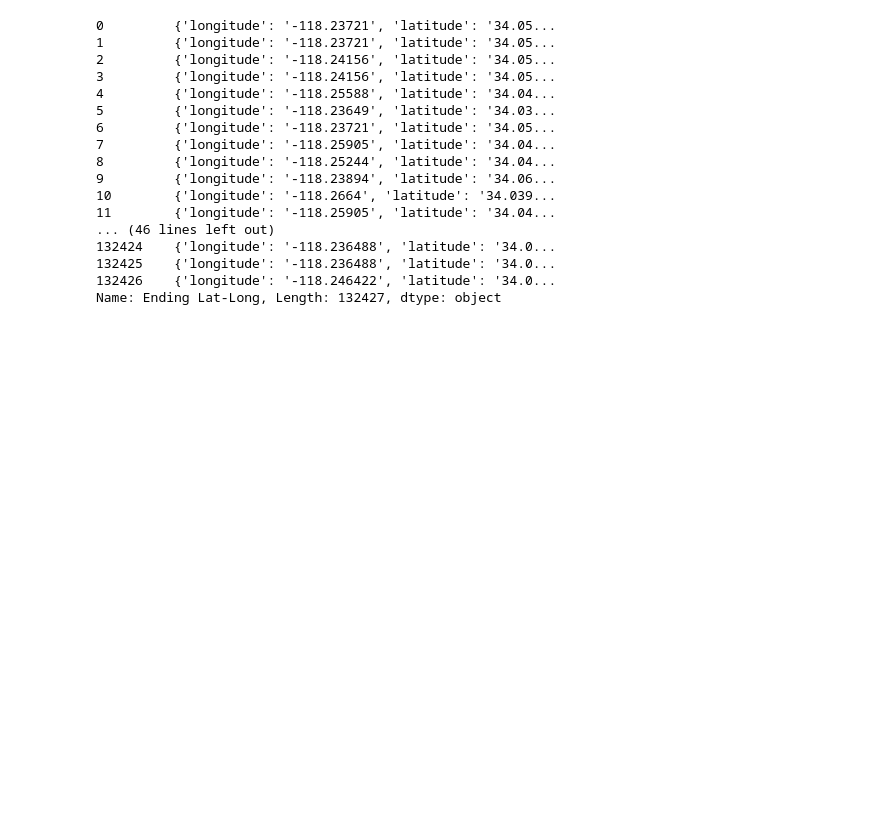
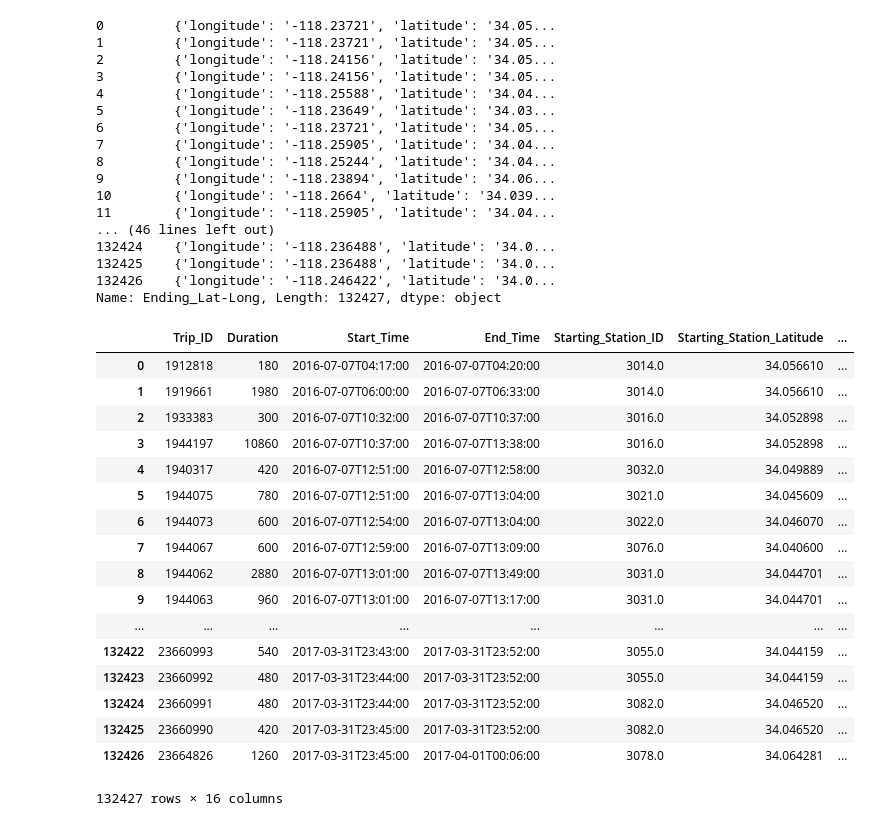
Before and after one commit to Matthew-Tuazon/C1-MindSumo, a Jupyter notebook: data/Bike Notebook Python 3.ipynb, the cells around one changed output. Cells and saved outputs as stored; diff of their text form; code cells hidden in the pictures; blank space fills up the shorter version.

```diff
--- a/data/Bike Notebook Python 3.ipynb
+++ b/data/Bike Notebook Python 3.ipynb
@@ -8,20 +10,19 @@ ImportError: No module named matplotlib.pyplot
 # %%
-df = pd.read_csv('metro-bike-share-trip-data.csv')
-df["Trip ID"].astype(int)
+df["Trip_ID"].astype(int)
 df["Duration"].astype(int)
-df["Start Time"].astype(str)
-df["End Time"].astype(str)
-df["Starting Station ID"].astype(float)
-df["Starting Station Latitude"].astype(float)
-df["Starting Station Longitude"].astype(float)
-df["Ending Station ID"].astype(float)
-df["Ending Station Latitude"].astype(float)
-df["Ending Station Longitude"].astype(float)
-df["Bike ID"].astype(float)
-df["Trip Route Category"].astype(str)
-df["Passholder Type"].astype(str)
-df["Starting Lat-Long"].astype(str)
-df["Ending Lat-Long"].astype(str)
+df["Start_Time"].astype(str)
+df["End_Time"].astype(str)
+df["Starting_Station_ID"].astype(float)
+df["Starting_Station_Latitude"].astype(float)
+df["Starting_Station_Longitude"].astype(float)
+df["Ending_Station_ID"].astype(float)
+df["Ending_Station_Latitude"].astype(float)
+df["Ending_Station_Longitude"].astype(float)
+df["Bike_ID"].astype(float)
+df["Trip_Route_Category"].astype(str)
+df["Passholder_Type"].astype(str)
+df["Starting_Lat-Long"].astype(str)
+df["Ending_Lat-Long"].astype(str)
 # %% [output]
 0         {'longitude': '-118.23721', 'latitude': '34.05...
 1         {'longitude': '-118.23721', 'latitude': '34.05...
@@ -39,7 +40,28 @@ df["Ending Lat-Long"].astype(str)
 132424    {'longitude': '-118.236488', 'latitude': '34.0...
 132425    {'longitude': '-118.236488', 'latitude': '34.0...
 132426    {'longitude': '-118.246422', 'latitude': '34.0...
-Name: Ending Lat-Long, Length: 132427, dtype: object
+Name: Ending_Lat-Long, Length: 132427, dtype: object
+# %%
+df
+# %% [output]
+|  | Trip_ID | Duration | Start_Time | End_Time | Starting_Station_ID | Starting_Station_Latitude | ... |
+| 0 | 1912818 | 180 | 2016-07-07T04:17:00 | 2016-07-07T04:20:00 | 3014.0 | 34.056610 | ... |
+| 1 | 1919661 | 1980 | 2016-07-07T06:00:00 | 2016-07-07T06:33:00 | 3014.0 | 34.056610 | ... |
+| 2 | 1933383 | 300 | 2016-07-07T10:32:00 | 2016-07-07T10:37:00 | 3016.0 | 34.052898 | ... |
+| 3 | 1944197 | 10860 | 2016-07-07T10:37:00 | 2016-07-07T13:38:00 | 3016.0 | 34.052898 | ... |
+| 4 | 1940317 | 420 | 2016-07-07T12:51:00 | 2016-07-07T12:58:00 | 3032.0 | 34.049889 | ... |
+| 5 | 1944075 | 780 | 2016-07-07T12:51:00 | 2016-07-07T13:04:00 | 3021.0 | 34.045609 | ... |
+| 6 | 1944073 | 600 | 2016-07-07T12:54:00 | 2016-07-07T13:04:00 | 3022.0 | 34.046070 | ... |
+| 7 | 1944067 | 600 | 2016-07-07T12:59:00 | 2016-07-07T13:09:00 | 3076.0 | 34.040600 | ... |
+| 8 | 1944062 | 2880 | 2016-07-07T13:01:00 | 2016-07-07T13:49:00 | 3031.0 | 34.044701 | ... |
+| 9 | 1944063 | 960 | 2016-07-07T13:01:00 | 2016-07-07T13:17:00 | 3031.0 | 34.044701 | ... |
+| ... | ... | ... | ... | ... | ... | ... | ... |
+| 132422 | 23660993 | 540 | 2017-03-31T23:43:00 | 2017-03-31T23:52:00 | 3055.0 | 34.044159 | ... |
+| 132423 | 23660992 | 480 | 2017-03-31T23:44:00 | 2017-03-31T23:52:00 | 3055.0 | 34.044159 | ... |
+| 132424 | 23660991 | 480 | 2017-03-31T23:44:00 | 2017-03-31T23:52:00 | 3082.0 | 34.046520 | ... |
+| 132425 | 23660990 | 420 | 2017-03-31T23:45:00 | 2017-03-31T23:52:00 | 3082.0 | 34.046520 | ... |
+| 132426 | 23664826 | 1260 | 2017-03-31T23:45:00 | 2017-04-01T00:06:00 | 3078.0 | 34.064281 | ... |
+132427 rows × 16 columns
 # %%
 df.head()
 # %% [output]
```
Also changed, not shown: parts of 8 cells of this notebook, 1 other file.
